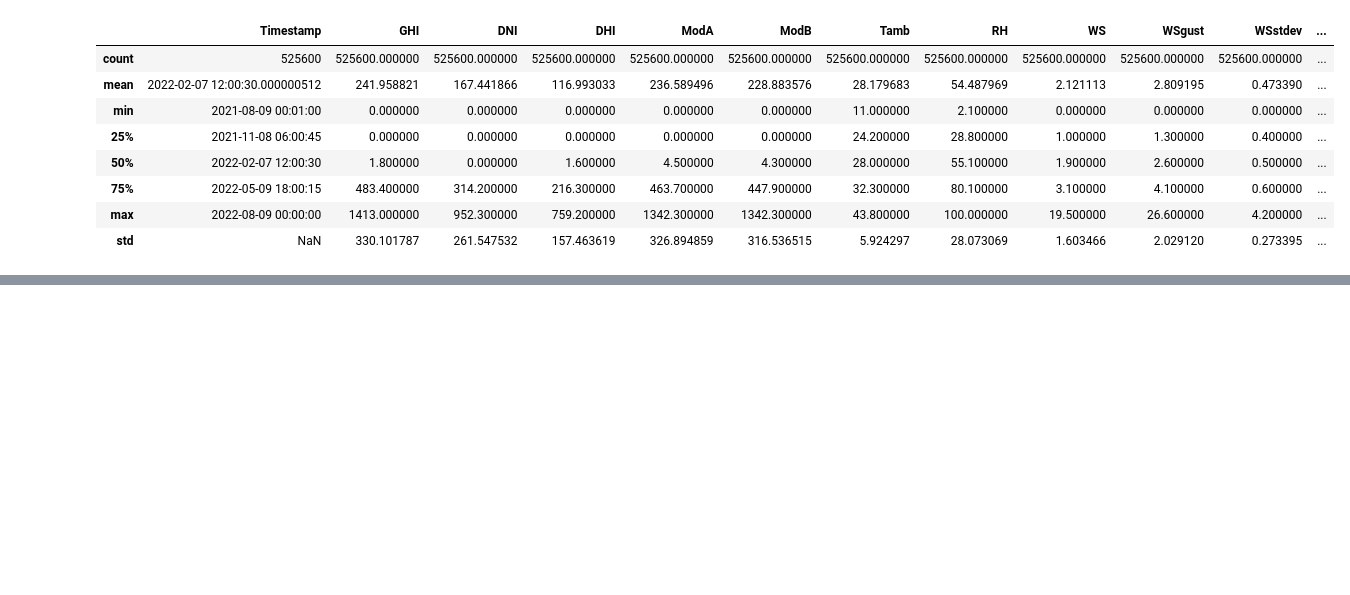
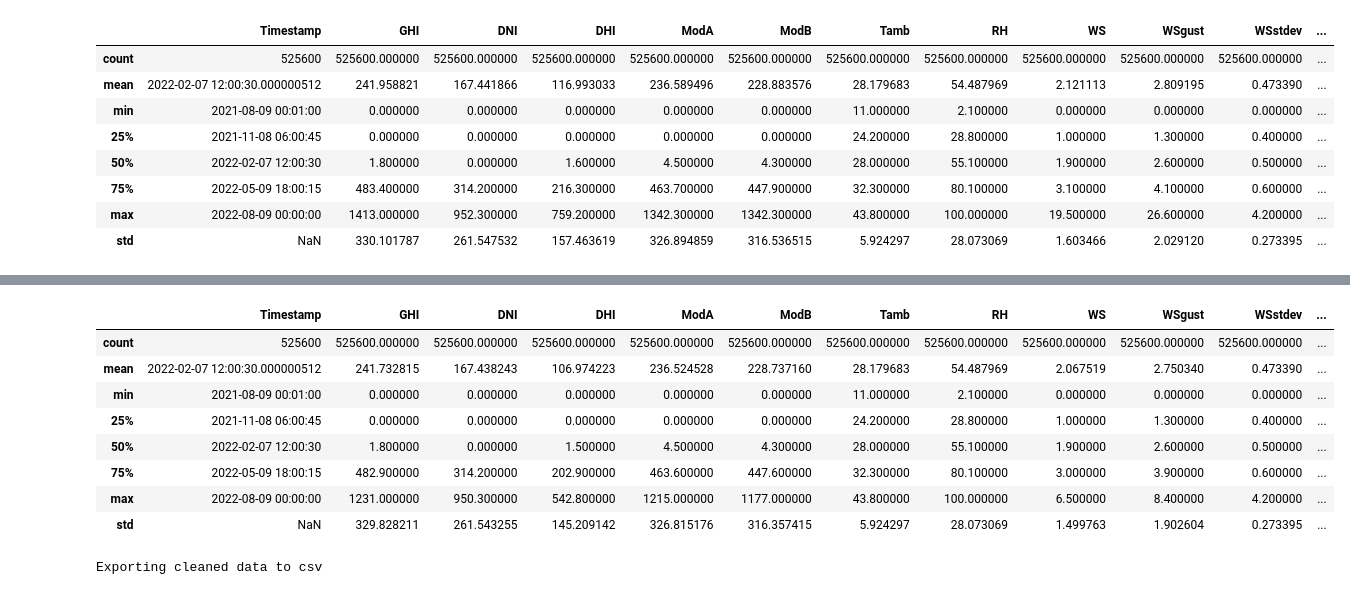
Before and after one commit to MYGBM/solar-challenge-week0, a Jupyter notebook: notebooks/benin_eda.ipynb, the cells around one changed output, grey strips where cells are left out. Drawn from its saved outputs; the diff is of its cells as text; code cells hidden in the pictures; blank space fills up the shorter version.

Commit message:
implemented proper data cleaning and checked data after cleaning. Exported cleaned dataset

```diff
--- a/notebooks/benin_eda.ipynb
+++ b/notebooks/benin_eda.ipynb
@@ -133,8 +133,8 @@ dtype: int64
 # %% [markdown]
 ## Remove any incorrect entries based on domain knowledge
 # %%
-#check for negative values in GHI, DNI, DHI since irradiance should be non-negative
-cols = ['GHI', 'DNI', 'DHI']
+#check for negative values in GHI, DNI, DHI, ModA, ModB, WS, WSgust since irradiance should be non-negative and wind speed cannot be negative
+cols = ['GHI', 'DNI', 'DHI',"ModA","ModB","WS","WSgust"]
 neg_counts = (df[cols] < 0).sum()
 neg_pct = (neg_counts / len(df) * 100).round(2)
 print("Negative counts and percentage (of total rows):")
@@ -188,0 +322,25 @@ total negatives after clipping to 0: 0
+# %%
+#check for incorrect values after outlier cleaning
+print("Check for incorrect values after outlier cleaning")
+issues = check_sensor_data(df)
+
+# Fix cases where DHI > GHI by setting DHI = GHI
+dhi_gt_mask = df['DHI'] > df['GHI']
+if dhi_gt_mask.any():
+    print(f"Found {dhi_gt_mask.sum()} rows with DHI > GHI. Setting DHI = GHI for those rows.")
+    df.loc[dhi_gt_mask, 'DHI'] = df.loc[dhi_gt_mask, 'GHI']
+else:
+    print('No rows with DHI > GHI found.')
+
+# Fix cases where WSgust < WS by setting WSgust = WS
+wsg_lt_mask = df['WSgust'] < df['WS']
+if wsg_lt_mask.any():
+    print(f"Found {wsg_lt_mask.sum()} rows with WSgust < WS. Setting WSgust = WS for those rows.")
+    df.loc[wsg_lt_mask, 'WSgust'] = df.loc[wsg_lt_mask, 'WS']
+else:
+    print('No rows with WSgust < WS found.')
+
+# Final check for incorrect values
+print("Final check for incorrect values after fixes")
+issues = check_sensor_data(df)
+issues
@@ -188,0 +370,19 @@ total negatives after clipping to 0: 0
+# %%
+#dropping the comments column and the z_outlier column
+df = df.drop(columns=['Comments', 'z_outlier'])
+df.describe(include='all')
+# %% [output]
+|  | Timestamp | GHI | DNI | DHI | ModA | ModB | Tamb | RH | WS | WSgust | WSstdev | ... |
+| count | 525600 | 525600.000000 | 525600.000000 | 525600.000000 | 525600.000000 | 525600.000000 | 525600.000000 | 525600.000000 | 525600.000000 | 525600.000000 | 525600.000000 | ... |
+| mean | 2022-02-07 12:00:30.000000512 | 241.732815 | 167.438243 | 106.974223 | 236.524528 | 228.737160 | 28.179683 | 54.487969 | 2.067519 | 2.750340 | 0.473390 | ... |
+| min | 2021-08-09 00:01:00 | 0.000000 | 0.000000 | 0.000000 | 0.000000 | 0.000000 | 11.000000 | 2.100000 | 0.000000 | 0.000000 | 0.000000 | ... |
+| 25% | 2021-11-08 06:00:45 | 0.000000 | 0.000000 | 0.000000 | 0.000000 | 0.000000 | 24.200000 | 28.800000 | 1.000000 | 1.300000 | 0.400000 | ... |
+| 50% | 2022-02-07 12:00:30 | 1.800000 | 0.000000 | 1.500000 | 4.500000 | 4.300000 | 28.000000 | 55.100000 | 1.900000 | 2.600000 | 0.500000 | ... |
+| 75% | 2022-05-09 18:00:15 | 482.900000 | 314.200000 | 202.900000 | 463.600000 | 447.600000 | 32.300000 | 80.100000 | 3.000000 | 3.900000 | 0.600000 | ... |
+| max | 2022-08-09 00:00:00 | 1231.000000 | 950.300000 | 542.800000 | 1215.000000 | 1177.000000 | 43.800000 | 100.000000 | 6.500000 | 8.400000 | 4.200000 | ... |
+| std | NaN | 329.828211 | 261.543255 | 145.209142 | 326.815176 | 316.357415 | 5.924297 | 28.073069 | 1.499763 | 1.902604 | 0.273395 | ... |
+# %%
+print("Exporting cleaned data to csv")
+df.to_csv("../data/benin/processed/benin-cleaned.csv", index=False)
+# %% [output]
+Exporting cleaned data to csv
```
Also changed, not shown: parts of 7 cells of this notebook.
